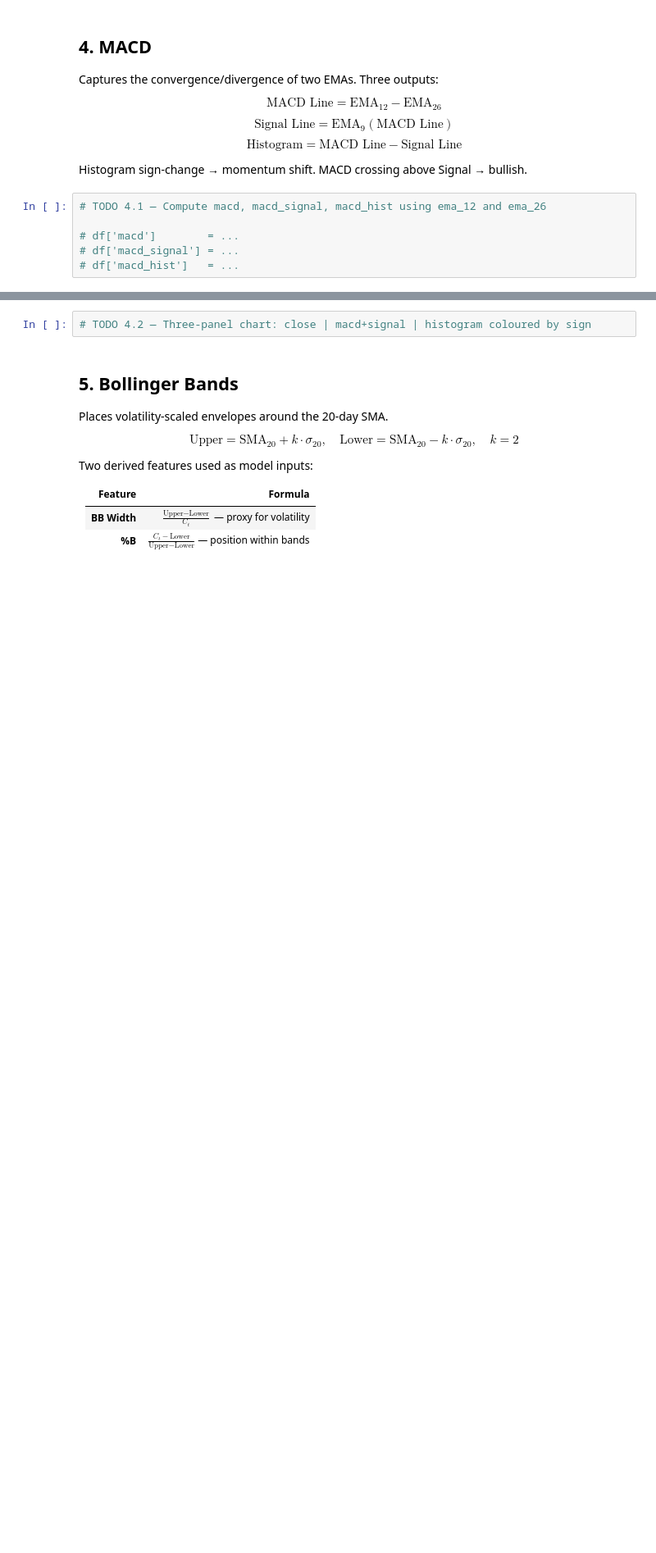
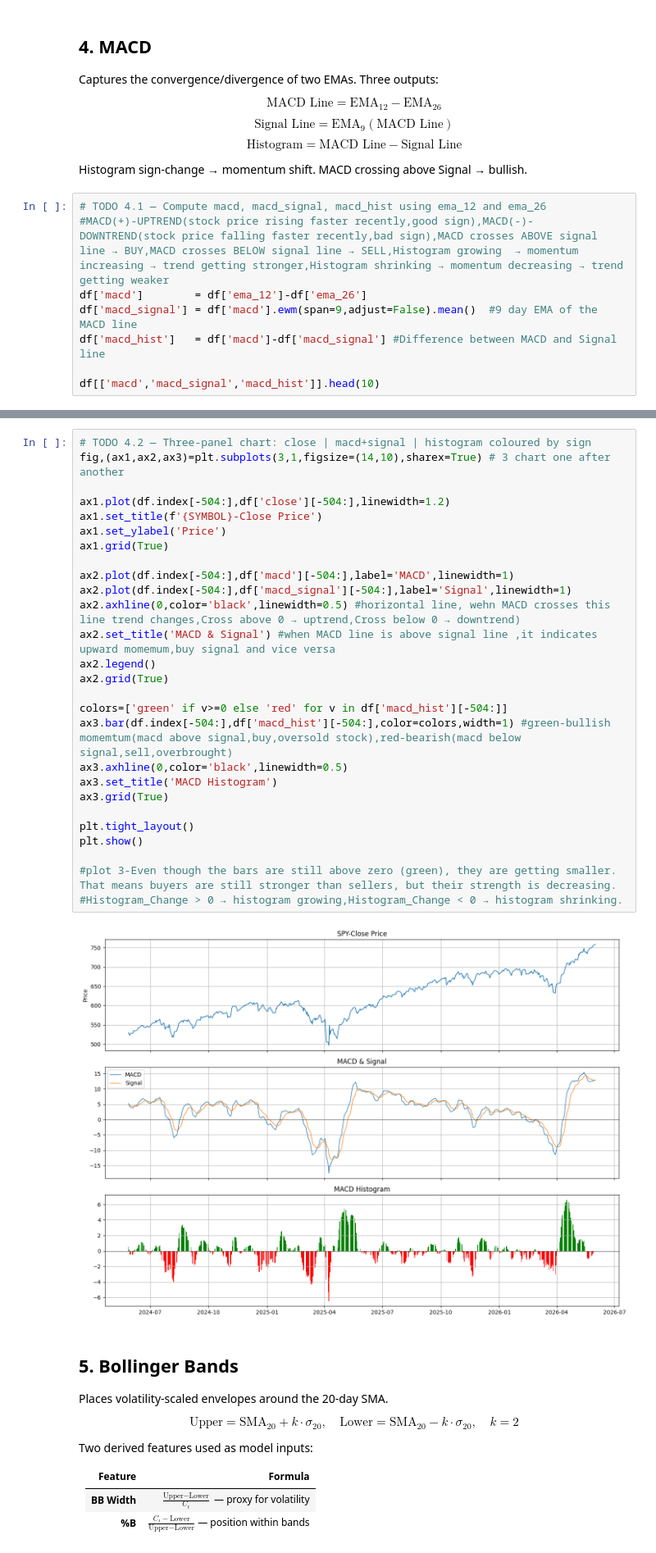
Before and after one commit to Abhinav-pro1003/SOC-Stock-Trading-With-LSTM-And-RL, a Jupyter notebook: Week2/technical_indicators.ipynb, the cells around one changed output, grey strips where cells are left out. Shown at 82% size. Drawn from its saved outputs; the diff is of its cells as text; blank space fills up the shorter version.

```diff
--- a/Week2/technical_indicators.ipynb
+++ b/Week2/technical_indicators.ipynb
@@ -212,7 +256,9 @@ $$\text{Histogram} = \text{MACD Line} - \text{Signal Line}$$
 Histogram sign-change → momentum shift. MACD crossing above Signal → bullish.
 # %%
 # TODO 4.1 — Compute macd, macd_signal, macd_hist using ema_12 and ema_26
+#MACD(+)-UPTREND(stock price rising faster recently,good sign),MACD(-)-DOWNTREND(stock price falling faster recently,bad sign),MACD crosses ABOVE signal line → BUY,MACD crosses BELOW signal line → SELL,Histogram growing  → momentum increasing → trend getting stronger,Histogram shrinking → momentum decreasing → trend getting weaker
+df['macd']        = df['ema_12']-df['ema_26']
+df['macd_signal'] = df['macd'].ewm(span=9,adjust=False).mean()  #9 day EMA of the MACD line
+df['macd_hist']   = df['macd']-df['macd_signal'] #Difference between MACD and Signal line
 
-# df['macd']        = ...
-# df['macd_signal'] = ...
-# df['macd_hist']   = ...
+df[['macd','macd_signal','macd_hist']].head(10)
@@ -219,5 +278,32 @@ Histogram sign-change → momentum shift. MACD crossing above Signal → bullish
 # %%
 # TODO 4.2 — Three-panel chart: close | macd+signal | histogram coloured by sign
+fig,(ax1,ax2,ax3)=plt.subplots(3,1,figsize=(14,10),sharex=True) # 3 chart one after another
+
+ax1.plot(df.index[-504:],df['close'][-504:],linewidth=1.2)
+ax1.set_title(f'{SYMBOL}-Close Price')
+ax1.set_ylabel('Price')
+ax1.grid(True)
+
+ax2.plot(df.index[-504:],df['macd'][-504:],label='MACD',linewidth=1)
+ax2.plot(df.index[-504:],df['macd_signal'][-504:],label='Signal',linewidth=1)
+ax2.axhline(0,color='black',linewidth=0.5) #horizontal line, wehn MACD crosses this line trend changes,Cross above 0 → uptrend,Cross below 0 → downtrend)
+ax2.set_title('MACD & Signal') #when MACD line is above signal line ,it indicates upward momemum,buy signal and vice versa
+ax2.legend()
+ax2.grid(True)
+
+colors=['green' if v>=0 else 'red' for v in df['macd_hist'][-504:]]
+ax3.bar(df.index[-504:],df['macd_hist'][-504:],color=colors,width=1) #green-bullish momemtum(macd above signal,buy,oversold stock),red-bearish(macd below signal,sell,overbrought)
+ax3.axhline(0,color='black',linewidth=0.5)
+ax3.set_title('MACD Histogram')
+ax3.grid(True)
+
+plt.tight_layout()
+plt.show()
+
+#plot 3-Even though the bars are still above zero (green), they are getting smaller. That means buyers are still stronger than sellers, but their strength is decreasing.
+#Histogram_Change > 0 → histogram growing,Histogram_Change < 0 → histogram shrinking.
+# %% [output]
+[figure, added]
 # %% [markdown]
 ## 5. Bollinger Bands
 
```
Also changed, not shown: parts of 8 cells of this notebook.
